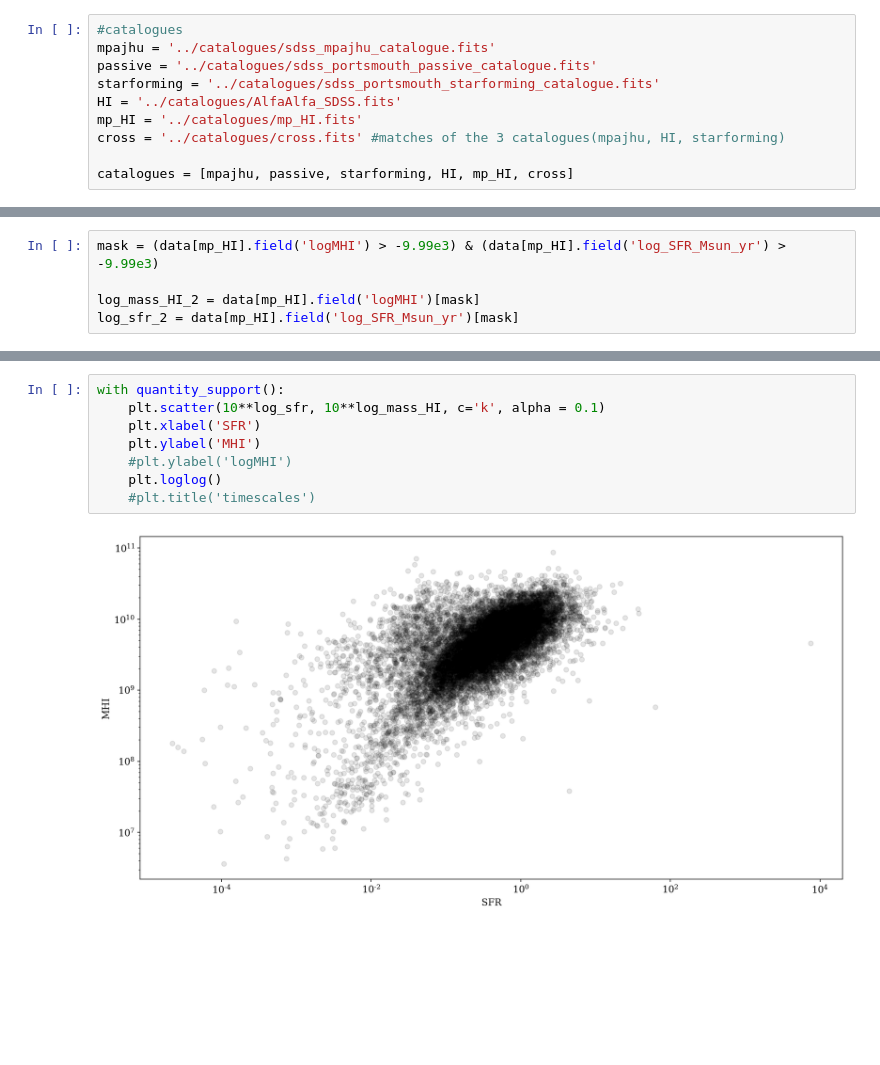
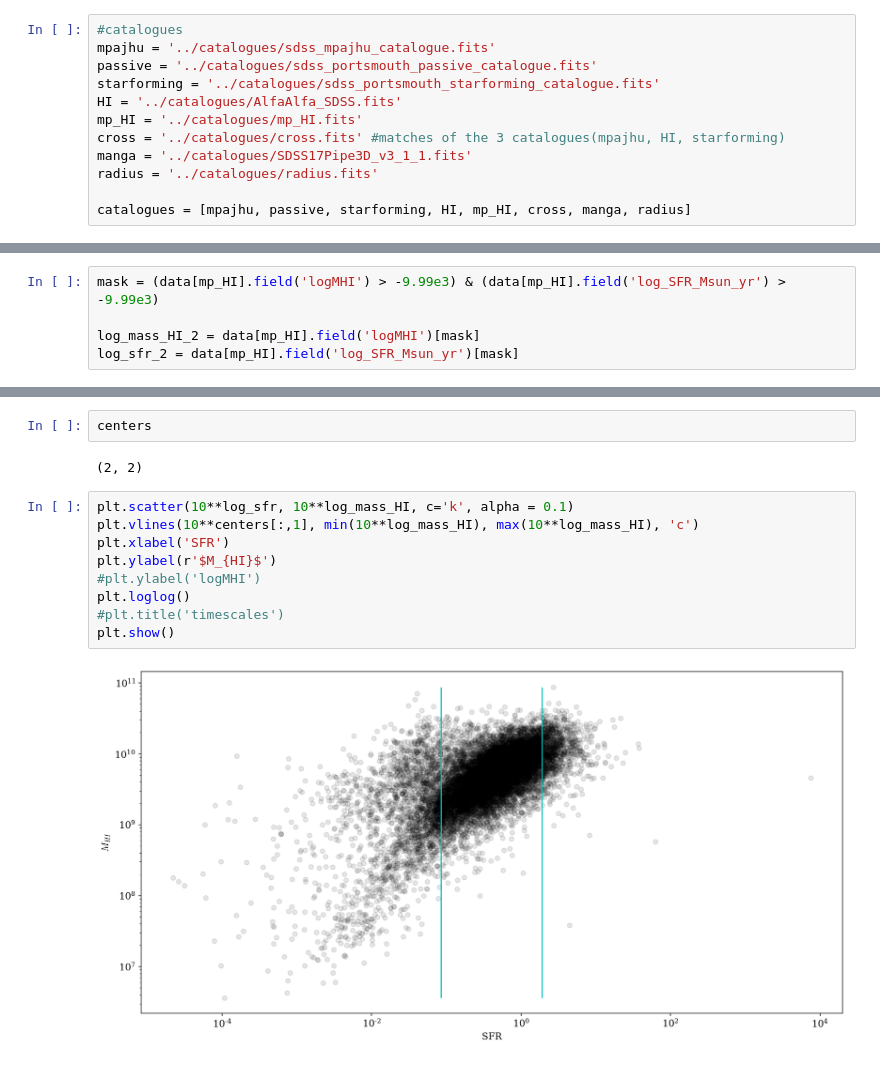
Before and after one commit to asantini29/codes_laboratory_data_analysis, a Jupyter notebook: fits.ipynb, the cells around one changed output, grey strips where cells are left out. Drawn from its saved outputs; the diff is of its cells as text; blank space fills up the shorter version.

```diff
--- a/fits.ipynb
+++ b/fits.ipynb
@@ -26,8 +31,10 @@ starforming = '../catalogues/sdss_portsmouth_starforming_catalogue.fits'
 HI = '../catalogues/AlfaAlfa_SDSS.fits'
 mp_HI = '../catalogues/mp_HI.fits'
 cross = '../catalogues/cross.fits' #matches of the 3 catalogues(mpajhu, HI, starforming)
+manga = '../catalogues/SDSS17Pipe3D_v3_1_1.fits'
+radius = '../catalogues/radius.fits'
 
-catalogues = [mpajhu, passive, starforming, HI, mp_HI, cross]
+catalogues = [mpajhu, passive, starforming, HI, mp_HI, cross, manga, radius]
 # %%
 #dictionaries
 data = {
@@ -179,11 +261,16 @@ log_sfr_2 = data[mp_HI].field('log_SFR_Msun_yr')[mask]
+# %%
+centers
+# %% [output]
+(2, 2)
 # %%
-with quantity_support():
-    plt.scatter(10**log_sfr, 10**log_mass_HI, c='k', alpha = 0.1)
-    plt.xlabel('SFR')
-    plt.ylabel('MHI')
-    #plt.ylabel('logMHI')
-    plt.loglog()
-    #plt.title('timescales')
+plt.scatter(10**log_sfr, 10**log_mass_HI, c='k', alpha = 0.1)
+plt.vlines(10**centers[:,1], min(10**log_mass_HI), max(10**log_mass_HI), 'c')
+plt.xlabel('SFR')
+plt.ylabel(r'$M_{HI}$')
+#plt.ylabel('logMHI')
+plt.loglog()
+#plt.title('timescales')
+plt.show()
 # %% [output]
-[figure, old version]
+[figure, new version]
 # %%
```
Also changed, not shown: parts of 19 cells of this notebook.
